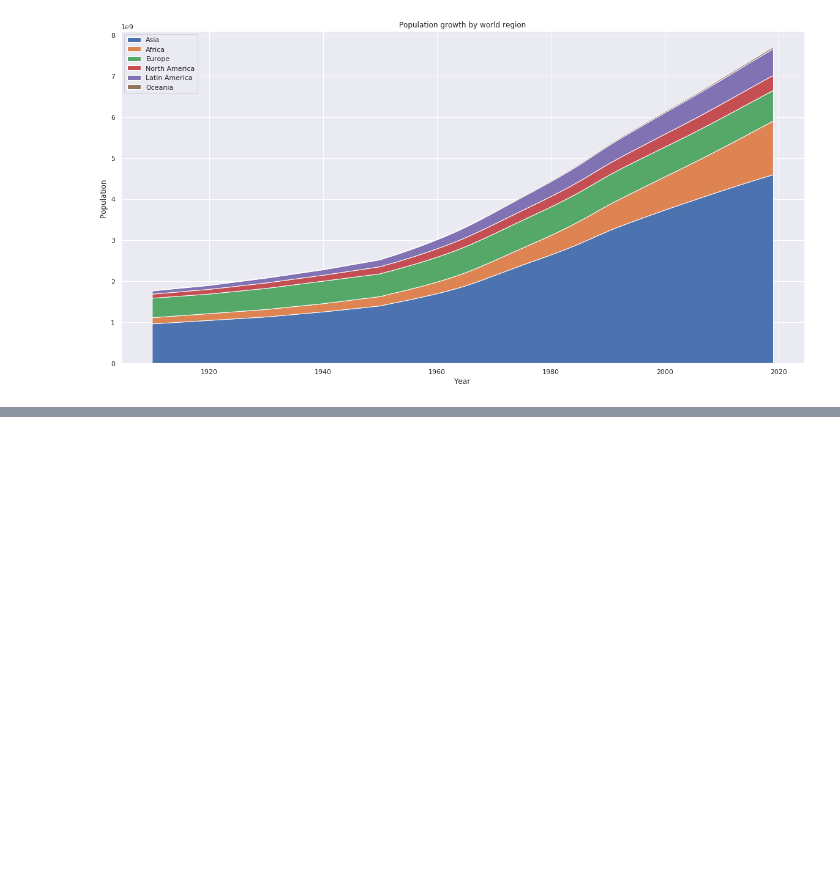
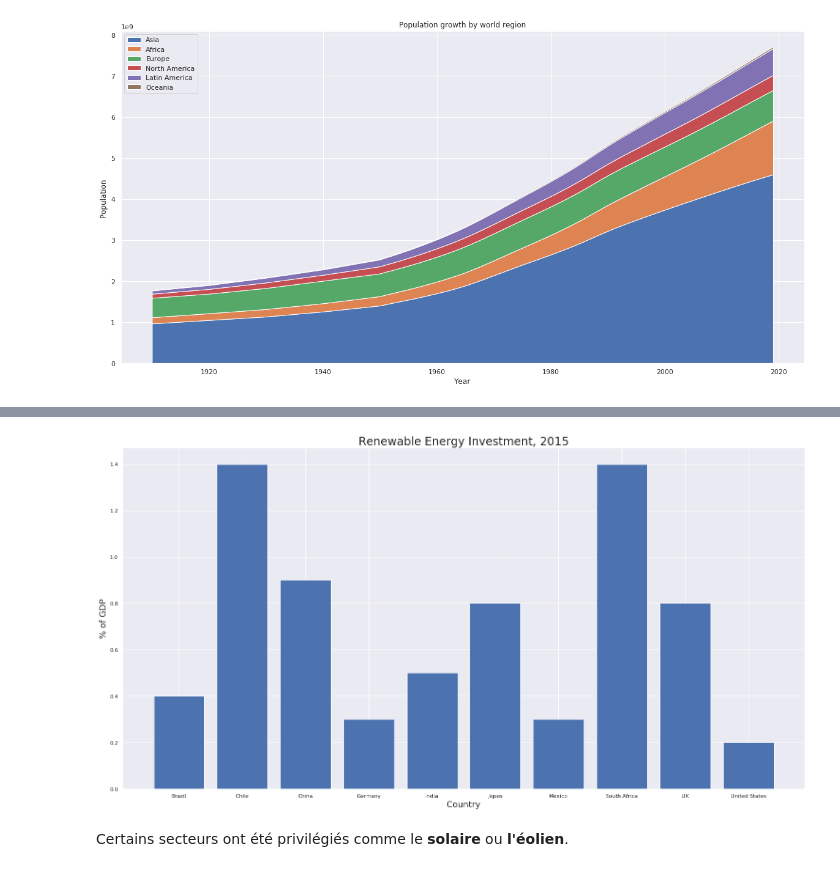
Before and after one commit to xavierbrt/telecom-hackaton-energie, a Jupyter notebook: Hackathon - Fichier principal.ipynb, the cells around one changed output, grey strips where cells are left out. Cells and saved outputs as stored; diff of their text form; code cells hidden in the pictures; blank space fills up the shorter version.

```diff
--- a/Hackathon - Fichier principal.ipynb
+++ b/Hackathon - Fichier principal.ipynb
@@ -270,0 +245,17 @@ https://ourworldindata.org/grapher/investment-in-renewable-energy-by-technology
+# %%
+invest = pd.read_csv('renewable-energy-investment-of-gdp.csv',sep=',')
+# %%
+fig = plt.figure(1, figsize=(20, 10))
+ax = fig.add_axes([0,0,1,1])
+pays = invest['Entity']
+taux = invest[' (% of GDP)']
+
+ax.bar(pays,taux)
+plt.xlabel("Country",fontsize=18)
+plt.ylabel("% of GDP", fontsize=18)
+plt.title("Renewable Energy Investment, 2015", fontsize=24)
+plt.show()
+# %% [output]
+[figure, added]
+# %% [markdown]
+Certains secteurs ont été privilégiés comme le **solaire** ou **l'éolien**.
```
Also changed, not shown: parts of 8 cells of this notebook.
